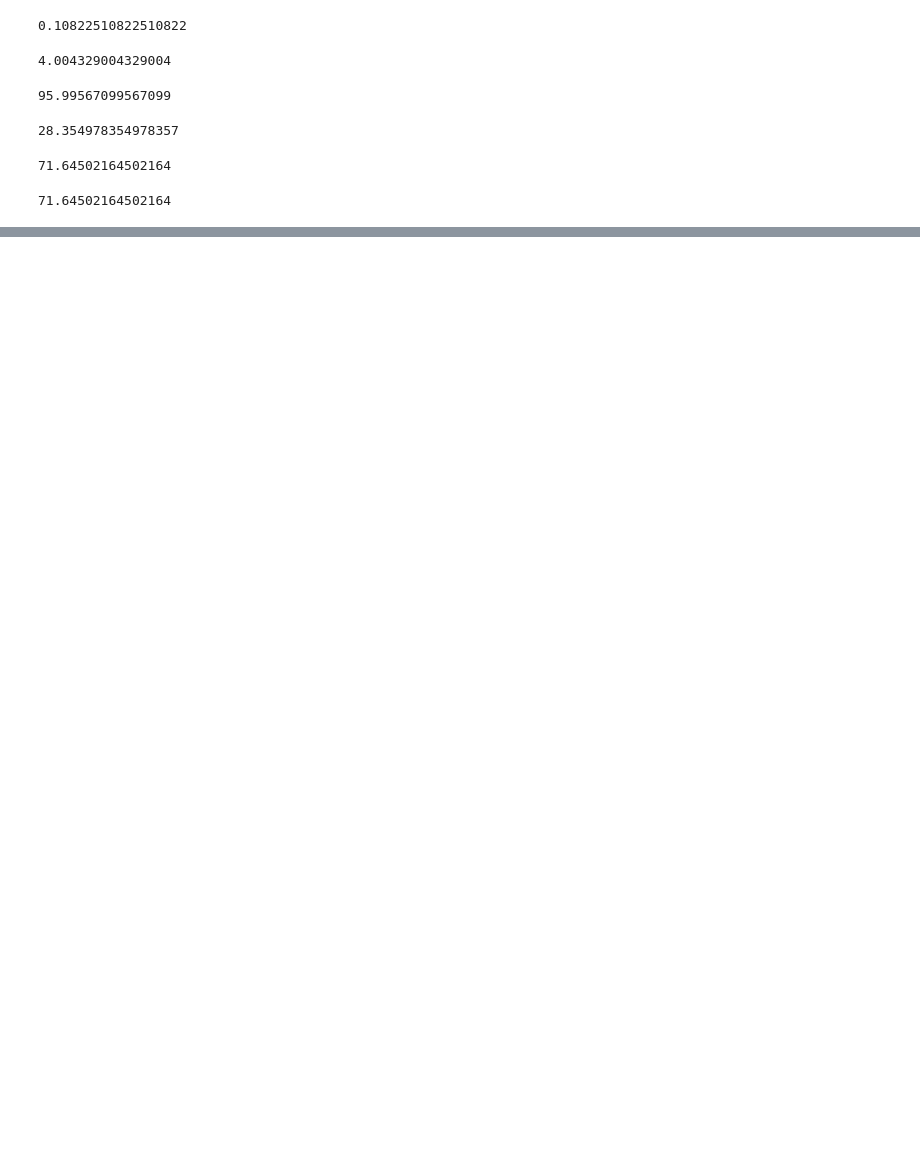
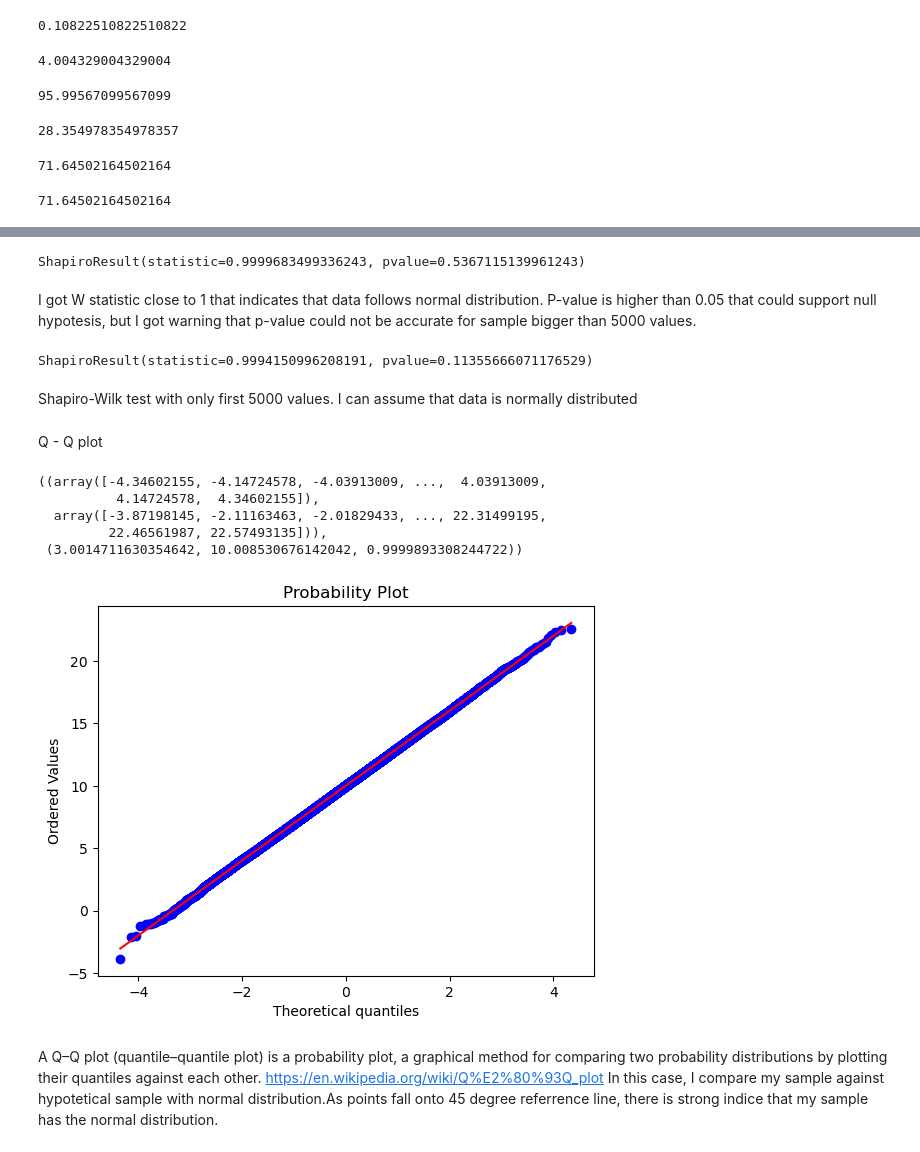
Before and after one commit to lmacakova/applied_statistics, a Jupyter notebook: applied_statistics_assessment.ipynb, the cells around one changed output, grey strips where cells are left out. Saved outputs shown, nothing was run; the diff lists cells and outputs as text; code cells hidden in the pictures; blank space fills up the shorter version.

```diff
--- a/applied_statistics_assessment.ipynb
+++ b/applied_statistics_assessment.ipynb
@@ -148,0 +206,29 @@ I would rather not accept 2 mistakes as probability is as high as just to guess
+# %%
+stats.shapiro(sample)
+# %% [output]
+ShapiroResult(statistic=0.9999683499336243, pvalue=0.5367115139961243)
+# %% [markdown]
+I got W statistic close to 1 that indicates that data follows normal distribution. P-value is higher than 0.05 that could support null hypotesis, but I got warning that p-value could not be accurate for sample bigger than 5000 values.
+# %%
+stats.shapiro(sample[0:4999])
+# %% [output]
+ShapiroResult(statistic=0.9994150996208191, pvalue=0.11355666071176529)
+# %% [markdown]
+Shapiro-Wilk test with only first 5000 values. I can assume that data is normally distributed
+# %% [markdown]
+Q - Q plot
+# %%
+
+fig, ax = plt.subplots()
+stats.probplot(sample, dist='norm', plot=ax)
+# %% [output]
+((array([-4.34602155, -4.14724578, -4.03913009, ...,  4.03913009,
+          4.14724578,  4.34602155]),
+  array([-3.87198145, -2.11163463, -2.01829433, ..., 22.31499195,
+         22.46561987, 22.57493135])),
+ (3.0014711630354642, 10.008530676142042, 0.9999893308244722))
+[figure, added]
+# %% [markdown]
+A Q–Q plot (quantile–quantile plot) is a probability plot, a graphical method for comparing two probability distributions by plotting their quantiles against each other.
+https://en.wikipedia.org/wiki/Q%E2%80%93Q_plot
+In this case, I compare my sample against hypotetical sample with normal distribution.As points fall onto 45 degree referrence line, there is strong indice that my sample has the normal distribution.
```
Also changed, not shown: parts of 20 cells of this notebook, 2 other files.
